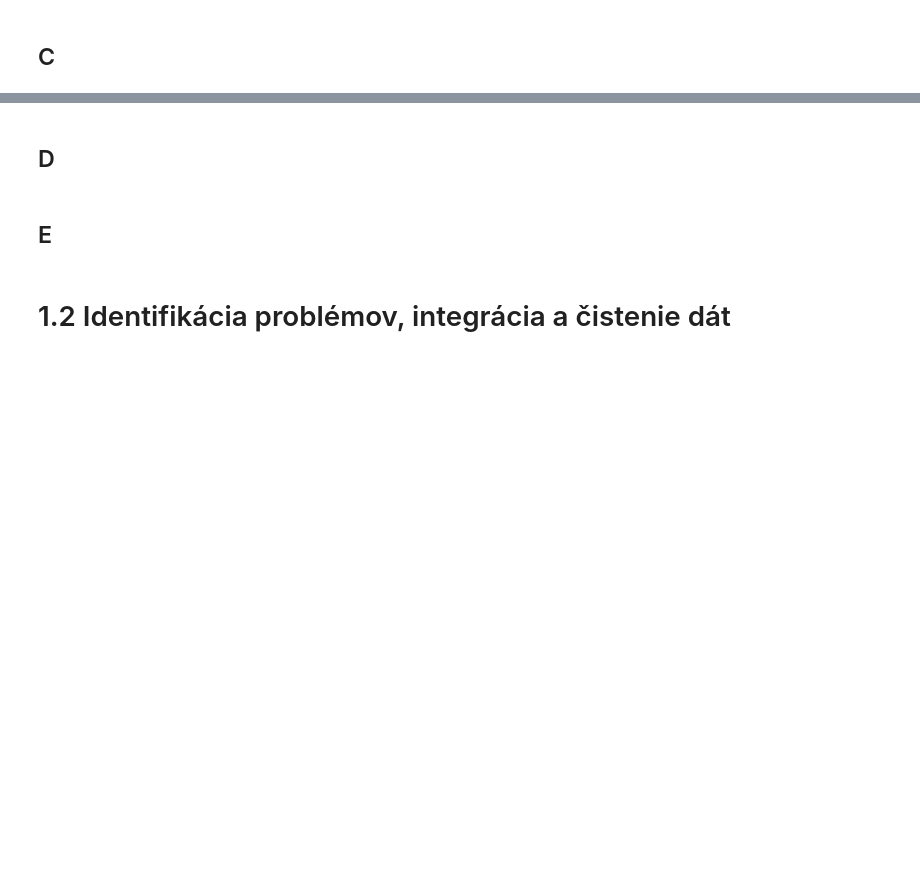
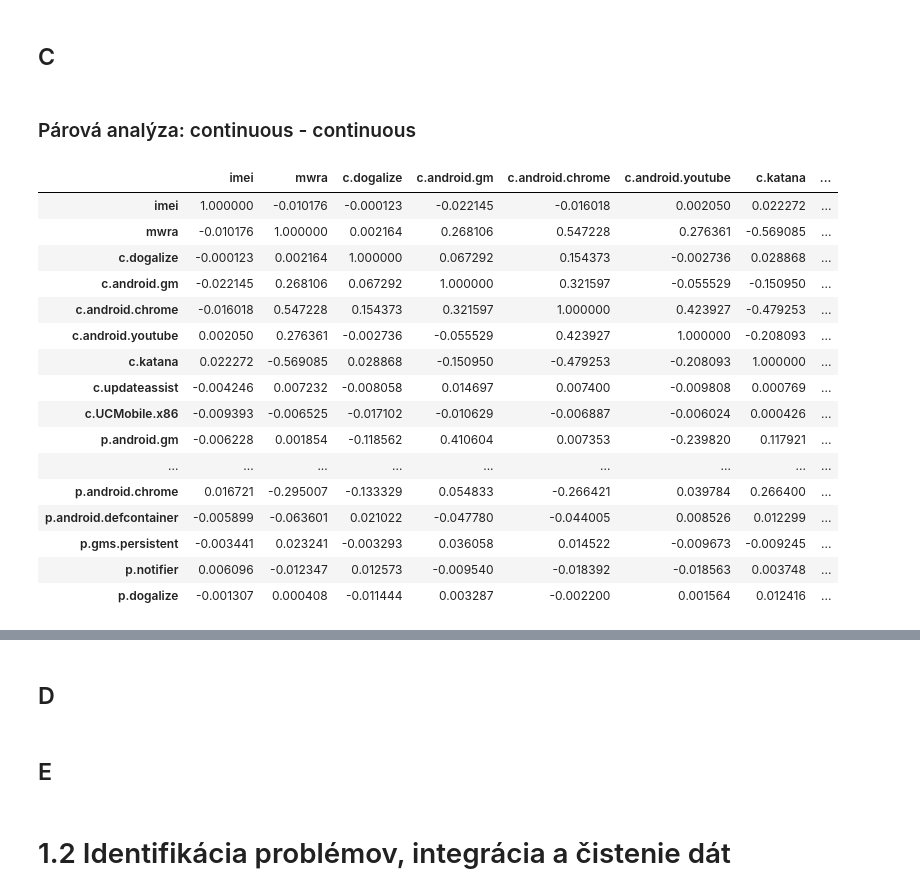
Before and after one commit to brenky7/IAU_projekt, a Jupyter notebook: projekt.ipynb, the cells around one changed output, grey strips where cells are left out. Cells and saved outputs as stored; diff of their text form; code cells hidden in the pictures; blank space fills up the shorter version.

```diff
--- a/projekt.ipynb
+++ b/projekt.ipynb
@@ -305,5 +600,23 @@ Skewness:    0.002 -> Fairly symmetrical, Kurtosis:   -0.006 -> Kurtosis is nega
+# %% [markdown]
+### Párová analýza: continuous - continuous
 # %%
-#sns.pairplot(processes)
-#plt.tight_layout()
-#plt.show()
+numeric_columns.corr()
+# %% [output]
+|  | imei | mwra | c.dogalize | c.android.gm | c.android.chrome | c.android.youtube | c.katana | ... |
+| imei | 1.000000 | -0.010176 | -0.000123 | -0.022145 | -0.016018 | 0.002050 | 0.022272 | ... |
+| mwra | -0.010176 | 1.000000 | 0.002164 | 0.268106 | 0.547228 | 0.276361 | -0.569085 | ... |
+| c.dogalize | -0.000123 | 0.002164 | 1.000000 | 0.067292 | 0.154373 | -0.002736 | 0.028868 | ... |
+| c.android.gm | -0.022145 | 0.268106 | 0.067292 | 1.000000 | 0.321597 | -0.055529 | -0.150950 | ... |
+| c.android.chrome | -0.016018 | 0.547228 | 0.154373 | 0.321597 | 1.000000 | 0.423927 | -0.479253 | ... |
+| c.android.youtube | 0.002050 | 0.276361 | -0.002736 | -0.055529 | 0.423927 | 1.000000 | -0.208093 | ... |
+| c.katana | 0.022272 | -0.569085 | 0.028868 | -0.150950 | -0.479253 | -0.208093 | 1.000000 | ... |
+| c.updateassist | -0.004246 | 0.007232 | -0.008058 | 0.014697 | 0.007400 | -0.009808 | 0.000769 | ... |
+| c.UCMobile.x86 | -0.009393 | -0.006525 | -0.017102 | -0.010629 | -0.006887 | -0.006024 | 0.000426 | ... |
+| p.android.gm | -0.006228 | 0.001854 | -0.118562 | 0.410604 | 0.007353 | -0.239820 | 0.117921 | ... |
+| ... | ... | ... | ... | ... | ... | ... | ... | ... |
+| p.android.chrome | 0.016721 | -0.295007 | -0.133329 | 0.054833 | -0.266421 | 0.039784 | 0.266400 | ... |
+| p.android.defcontainer | -0.005899 | -0.063601 | 0.021022 | -0.047780 | -0.044005 | 0.008526 | 0.012299 | ... |
+| p.gms.persistent | -0.003441 | 0.023241 | -0.003293 | 0.036058 | 0.014522 | -0.009673 | -0.009245 | ... |
+| p.notifier | 0.006096 | -0.012347 | 0.012573 | -0.009540 | -0.018392 | -0.018563 | 0.003748 | ... |
+| p.dogalize | -0.001307 | 0.000408 | -0.011444 | 0.003287 | -0.002200 | 0.001564 | 0.012416 | ... |
 # %%
```
Also changed, not shown: parts of 45 cells of this notebook.
